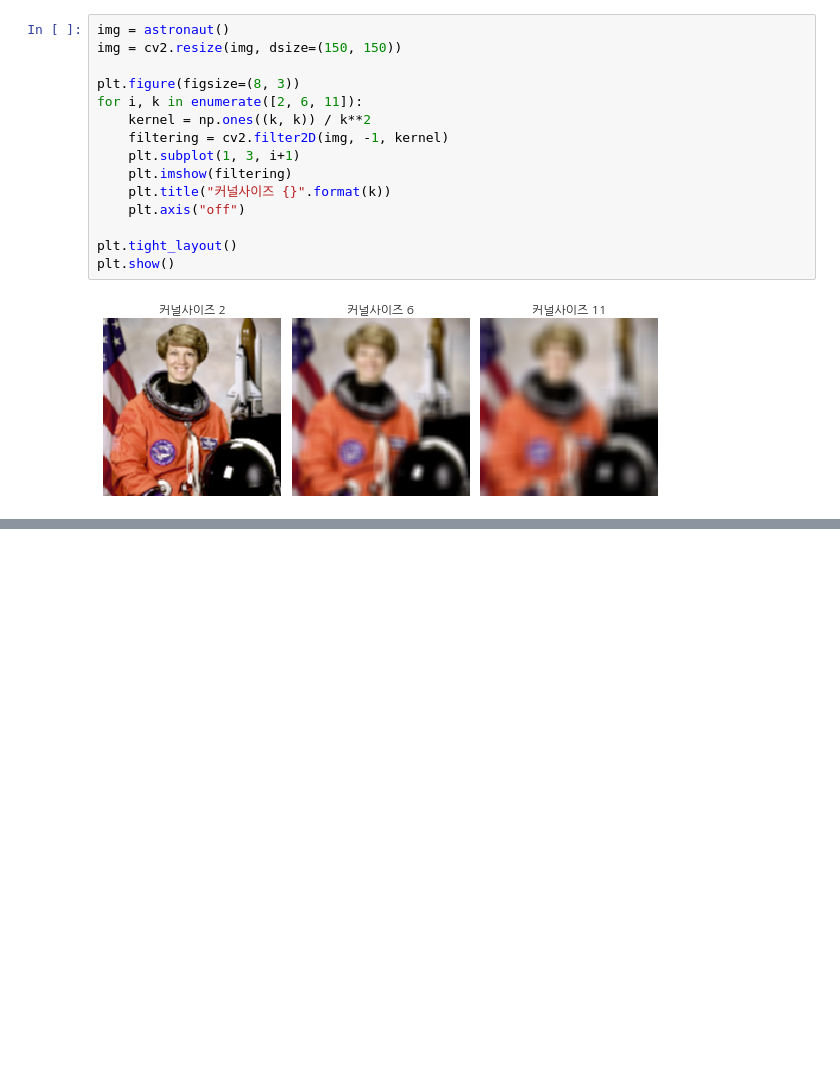
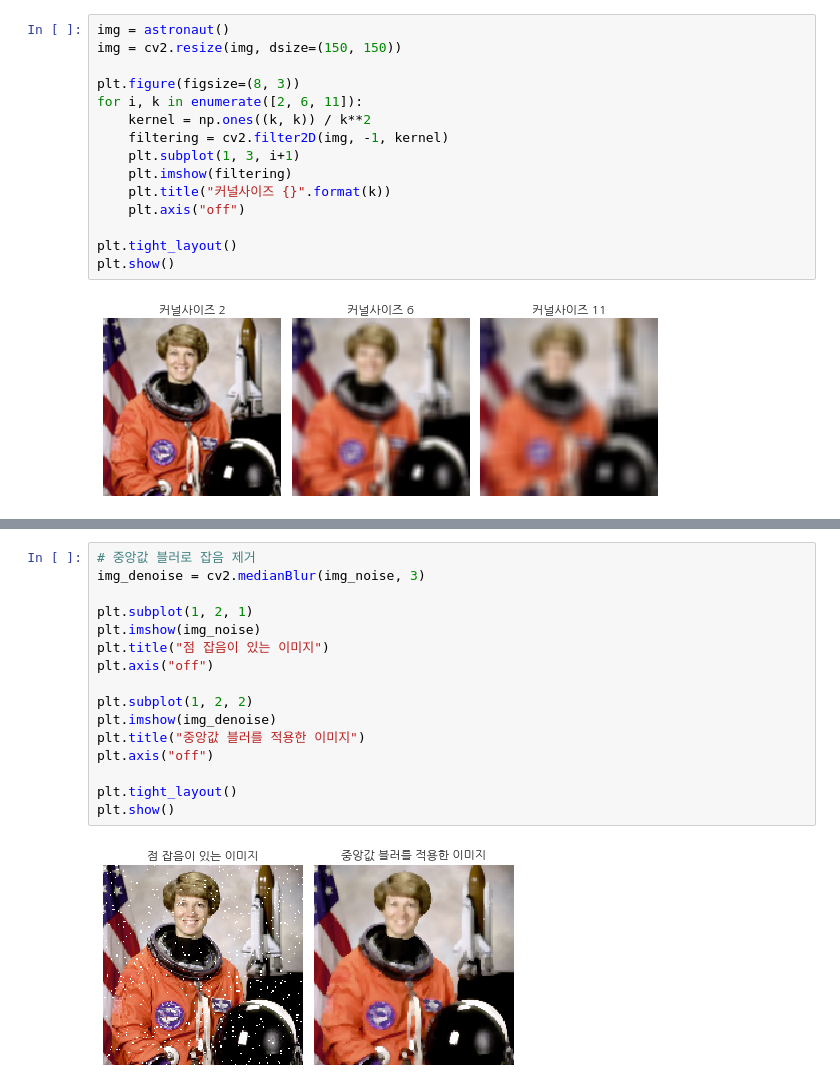
Before and after one commit to tada20001/MachineLearning, a Jupyter notebook: Chapter 2. 이미지 데이터 전처리/3. 이미지 필터링.ipynb, the cells around one changed output, grey strips where cells are left out. Drawn from its saved outputs; the diff is of its cells as text; blank space fills up the shorter version.

```diff
--- a/Chapter 2. 이미지 데이터 전처리/3. 이미지 필터링.ipynb
+++ b/Chapter 2. 이미지 데이터 전처리/3. 이미지 필터링.ipynb
@@ -169,0 +231,18 @@ plt.show()
+# %%
+# 중앙값 블러로 잡음 제거
+img_denoise = cv2.medianBlur(img_noise, 3)
+
+plt.subplot(1, 2, 1)
+plt.imshow(img_noise)
+plt.title("점 잡음이 있는 이미지")
+plt.axis("off")
+
+plt.subplot(1, 2, 2)
+plt.imshow(img_denoise)
+plt.title("중앙값 블러를 적용한 이미지")
+plt.axis("off")
+
+plt.tight_layout()
+plt.show()
+# %% [output]
+[figure, added]
```
Also changed, not shown: parts of 32 cells of this notebook.
